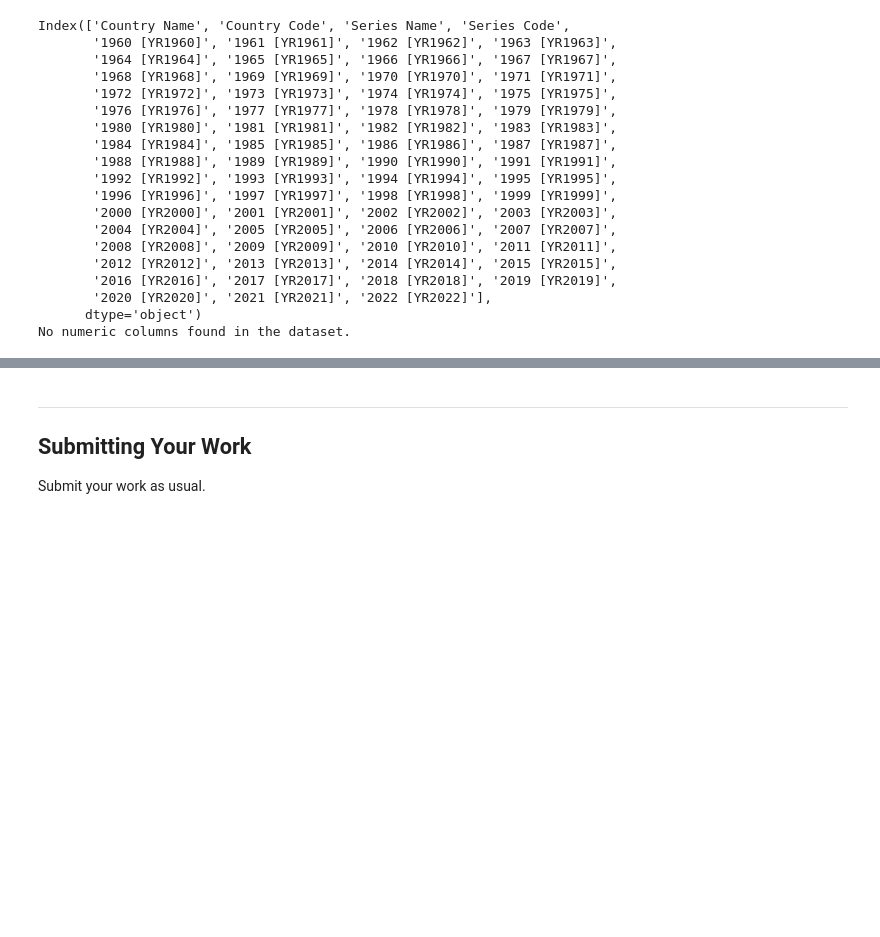
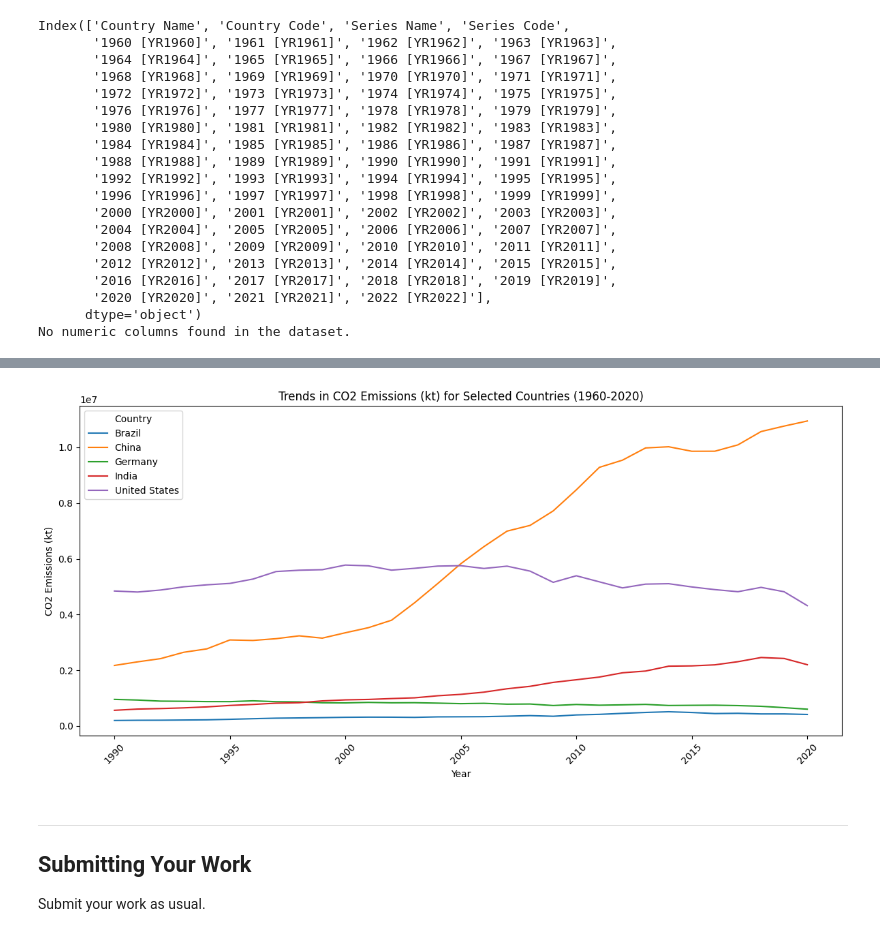
Before and after one commit to dmehta99/week_02assignment, a Jupyter notebook: week13/week13_assignment.ipynb, the cells around one changed output, grey strips where cells are left out. Drawn from its saved outputs; the diff is of its cells as text; code cells hidden in the pictures; blank space fills up the shorter version.

```diff
--- a/week13/week13_assignment.ipynb
+++ b/week13/week13_assignment.ipynb
@@ -462,3 +400,39 @@ Column 'CO2_Emission' not found in the dataset.
+# %%
+# Redefining the path to the data file
+data_path = '/content/World CO2 Emission Data.csv'
+
+# Reloading the data
+co2_data = pd.read_csv(data_path)
+
+# Attempting basic filtering for a visualization as previously done
+co2_emissions = co2_data[co2_data['Series Name'] == 'CO2 emissions (kt)']
+selected_countries = ['United States', 'China', 'India', 'Germany', 'Brazil']
+co2_emissions = co2_emissions[co2_emissions['Country Name'].isin(selected_countries)]
+
+# Reshaping data for visualization
+years = [col for col in co2_emissions.columns if 'YR' in col]
+co2_emissions_melted = co2_emissions.melt(id_vars=['Country Name'], value_vars=years,
+                                          var_name='Year', value_name='CO2 Emissions (kt)')
+
+# Cleaning data for visualization
+co2_emissions_melted['Year'] = co2_emissions_melted['Year'].str.extract('(\d{4})').astype(int)
+co2_emissions_melted['CO2 Emissions (kt)'] = pd.to_numeric(co2_emissions_melted['CO2 Emissions (kt)'], errors='coerce')
+
+# Plotting the data again
+import matplotlib.pyplot as plt
+import seaborn as sns
+
+plt.figure(figsize=(12, 6))
+sns.lineplot(data=co2_emissions_melted, x='Year', y='CO2 Emissions (kt)', hue='Country Name')
+plt.title('Trends in CO2 Emissions (kt) for Selected Countries (1960-2020)')
+plt.xlabel('Year')
+plt.ylabel('CO2 Emissions (kt)')
+plt.xticks(rotation=45)
+plt.legend(title='Country')
+plt.tight_layout()
+plt.show()
+# %% [output]
+[figure, added]
 # %% [markdown]
 
 
```
Also changed, not shown: parts of 1 cell of this notebook.
